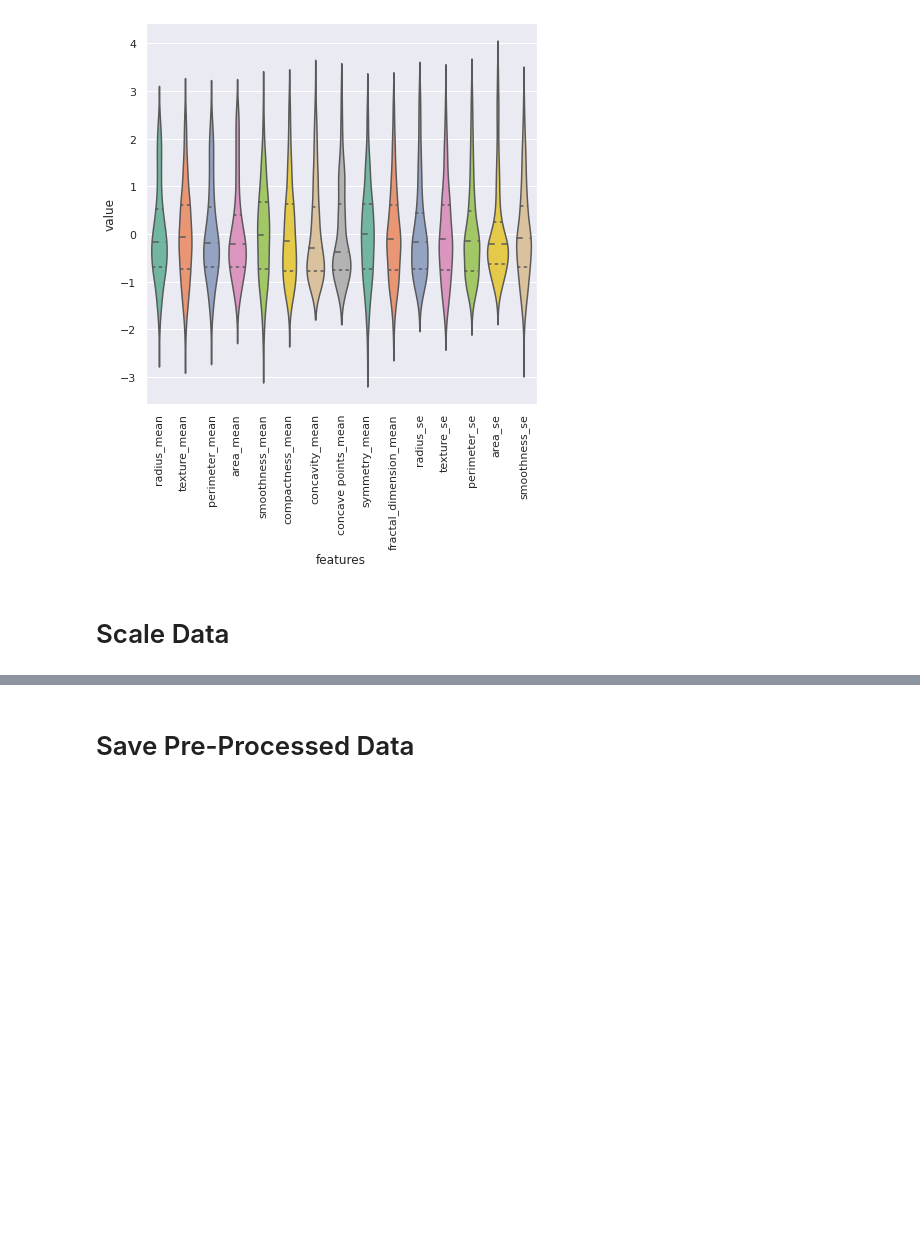
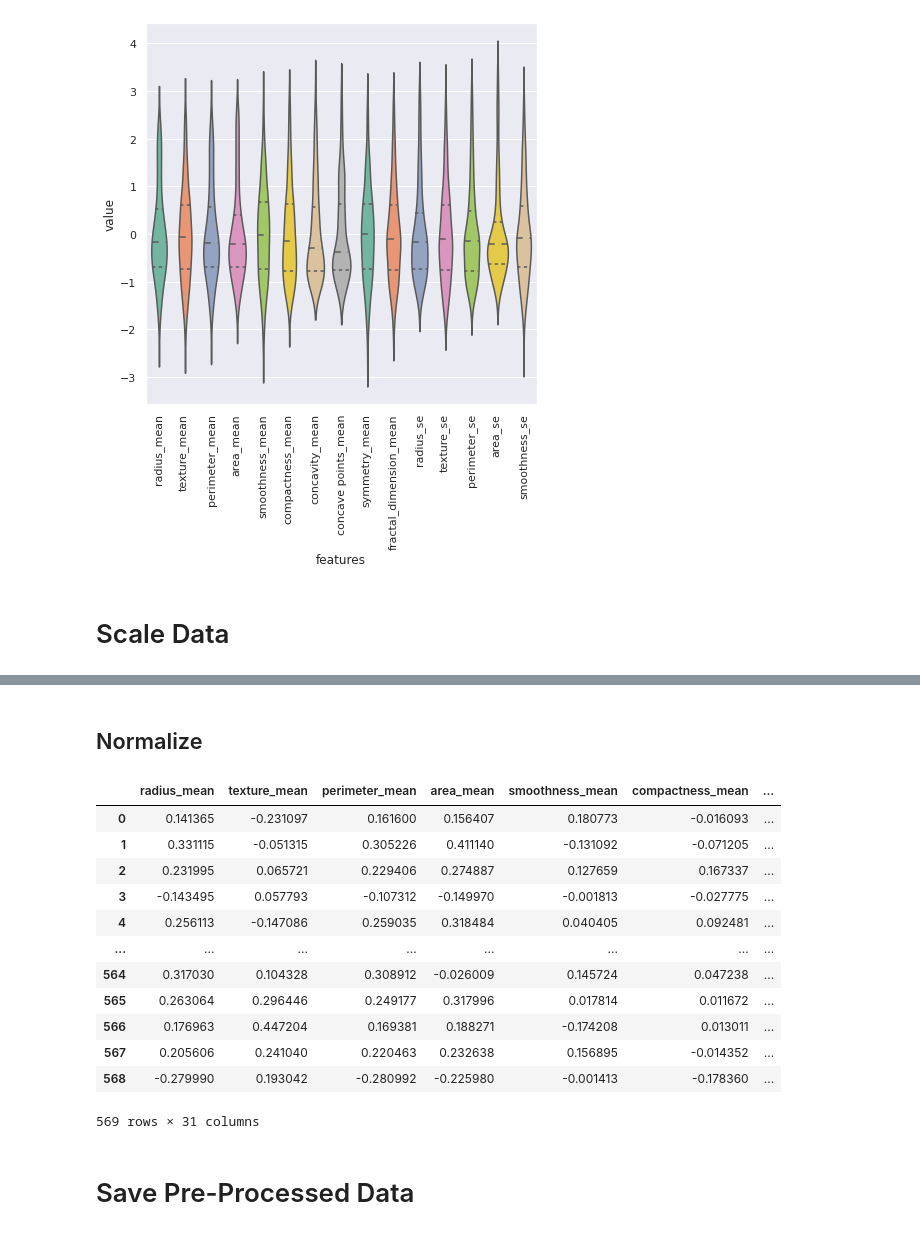
Before and after one commit to abel-blue/breastCancer-causal-Inference, a Jupyter notebook: notebooks/ml_preprocess.ipynb, the cells around one changed output, grey strips where cells are left out. Saved outputs shown, nothing was run; the diff lists cells and outputs as text; code cells hidden in the pictures; blank space fills up the shorter version.

```diff
--- a/notebooks/ml_preprocess.ipynb
+++ b/notebooks/ml_preprocess.ipynb
@@ -316,2 +341,23 @@ plt.xticks(rotation=90)
+# %% [markdown]
+## Normalize
+# %%
+df_copy = df.drop(['diagnosis'], axis=1)
+# Using StandardScaler to standardize the all columns
+scale_list = df_copy.columns.to_list()
+normalizer.normalize_column(scale_list)
+# %% [output]
+|  | radius_mean | texture_mean | perimeter_mean | area_mean | smoothness_mean | compactness_mean | ... |
+| 0 | 0.141365 | -0.231097 | 0.161600 | 0.156407 | 0.180773 | -0.016093 | ... |
+| 1 | 0.331115 | -0.051315 | 0.305226 | 0.411140 | -0.131092 | -0.071205 | ... |
+| 2 | 0.231995 | 0.065721 | 0.229406 | 0.274887 | 0.127659 | 0.167337 | ... |
+| 3 | -0.143495 | 0.057793 | -0.107312 | -0.149970 | -0.001813 | -0.027775 | ... |
+| 4 | 0.256113 | -0.147086 | 0.259035 | 0.318484 | 0.040405 | 0.092481 | ... |
+| ... | ... | ... | ... | ... | ... | ... | ... |
+| 564 | 0.317030 | 0.104328 | 0.308912 | -0.026009 | 0.145724 | 0.047238 | ... |
+| 565 | 0.263064 | 0.296446 | 0.249177 | 0.317996 | 0.017814 | 0.011672 | ... |
+| 566 | 0.176963 | 0.447204 | 0.169381 | 0.188271 | -0.174208 | 0.013011 | ... |
+| 567 | 0.205606 | 0.241040 | 0.220463 | 0.232638 | 0.156895 | -0.014352 | ... |
+| 568 | -0.279990 | 0.193042 | -0.280992 | -0.225980 | -0.001413 | -0.178360 | ... |
+569 rows × 31 columns
 # %% [markdown]
 # Save Pre-Processed Data
```
Also changed, not shown: parts of 5 cells of this notebook.
